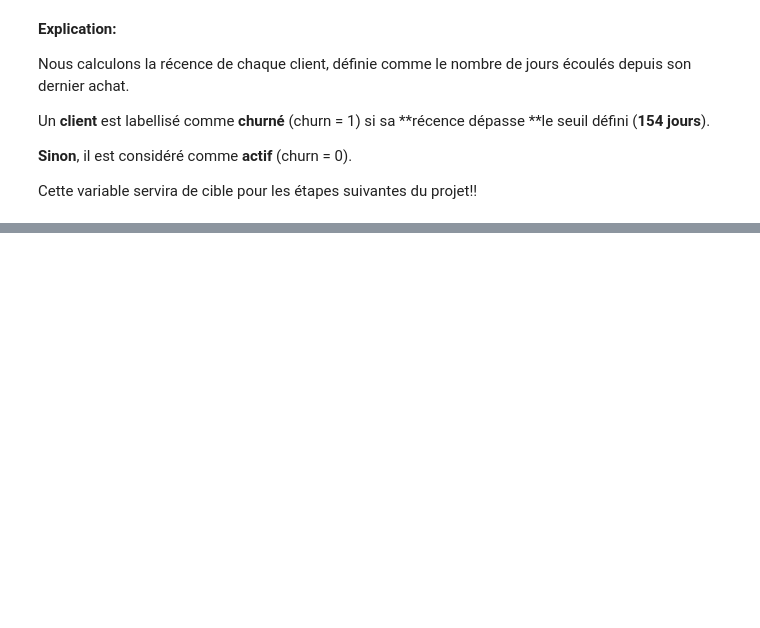
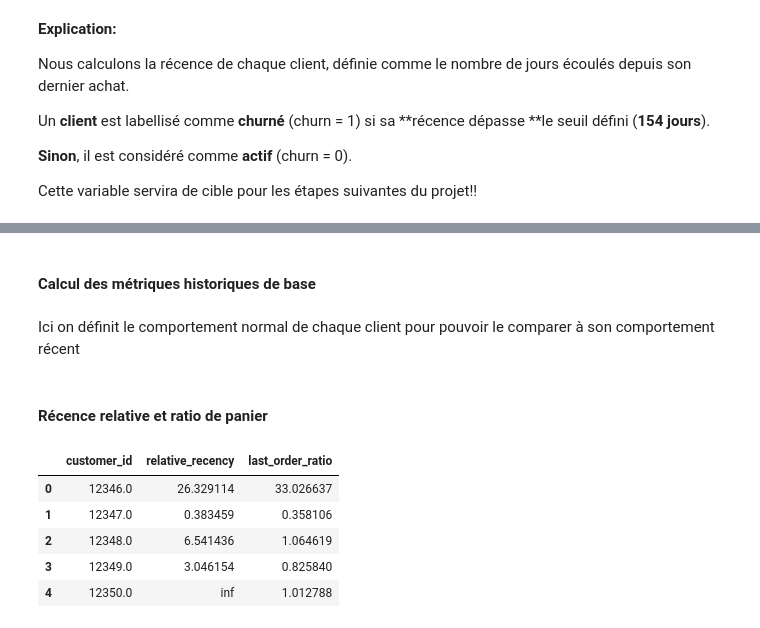
Before and after one commit to fds-imane/Data_Marketing, a Jupyter notebook: data_marketing_part_4.ipynb, the cells around one changed output, grey strips where cells are left out. Cells and saved outputs as stored; diff of their text form; code cells hidden in the pictures; blank space fills up the shorter version.

```diff
--- a/data_marketing_part_4.ipynb
+++ b/data_marketing_part_4.ipynb
@@ -170,0 +175,12 @@ Cette variable servira de cible pour les étapes suivantes du projet!!
+# %%
+import pandas as pd
+import numpy as np
+from datetime import timedelta
+
+# On s'assure que les dates sont au format datetime
+transactions['invoice_date'] = pd.to_datetime(transactions['invoice_date'])
+
+# La snapshot_date est le point de référence pour calculer la récence actuelle
+snapshot_date = transactions['invoice_date'].max()
+
+print(f"Données prêtes. Date d'observation : {snapshot_date}")
@@ -170,0 +189,40 @@ Cette variable servira de cible pour les étapes suivantes du projet!!
+# %% [markdown]
+#### Calcul des métriques historiques de base
+# %% [markdown]
+Ici on définit le comportement normal de chaque client pour pouvoir le comparer à son comportement récent
+# %%
+# Agrégation des métriques historiques par client
+hist_metrics = transactions.groupby('customer_id').agg(
+    hist_avg_basket=('line_total', 'mean'),
+    hist_avg_interpurchase=('interpurchase_delay', 'mean'),
+    last_order_date=('invoice_date', 'max')
+).reset_index()
+
+# Récupération du montant de la toute dernière commande effectuée
+last_orders = transactions.sort_values('invoice_date').groupby('customer_id').tail(1)
+last_orders = last_orders[['customer_id', 'line_total']].rename(columns={'line_total': 'last_order_amount'})
+
+# Fusion des données
+features_engagement = pd.merge(hist_metrics, last_orders, on='customer_id')
+# %% [markdown]
+#### Récence relative et ratio de panier
+# %%
+# 1. Récence actuelle
+features_engagement['current_recency'] = (snapshot_date - features_engagement['last_order_date']).dt.days
+
+# 2. Récence relative : est-il "en retard" par rapport à son cycle d'achat habituel ?
+# Si ratio > 1 le client dépasse son délai moyen entre deux achats
+features_engagement['relative_recency'] = features_engagement['current_recency'] / features_engagement['hist_avg_interpurchase']
+
+# 3. Ratio dernière commande : le dernier achat est il plus petit que d'habitude ?
+# Si ratio < 1 la valeur du panier diminue.
+features_engagement['last_order_ratio'] = features_engagement['last_order_amount'] / features_engagement['hist_avg_basket']
+
+display(features_engagement[['customer_id', 'relative_recency', 'last_order_ratio']].head())
+# %% [output]
+|  | customer_id | relative_recency | last_order_ratio |
+| 0 | 12346.0 | 26.329114 | 33.026637 |
+| 1 | 12347.0 | 0.383459 | 0.358106 |
+| 2 | 12348.0 | 6.541436 | 1.064619 |
+| 3 | 12349.0 | 3.046154 | 0.825840 |
+| 4 | 12350.0 | inf | 1.012788 |
```
Also changed, not shown: parts of 19 cells of this notebook.
